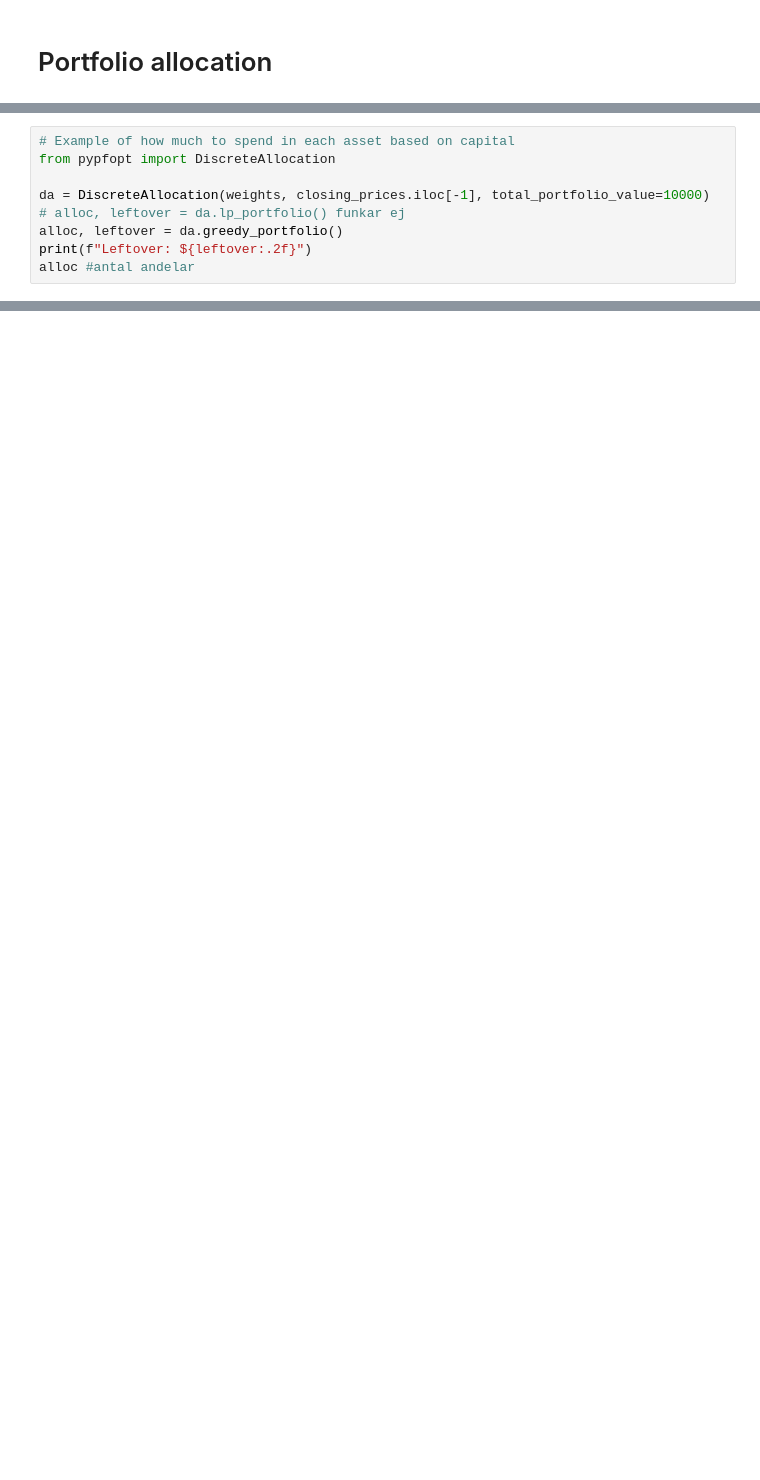
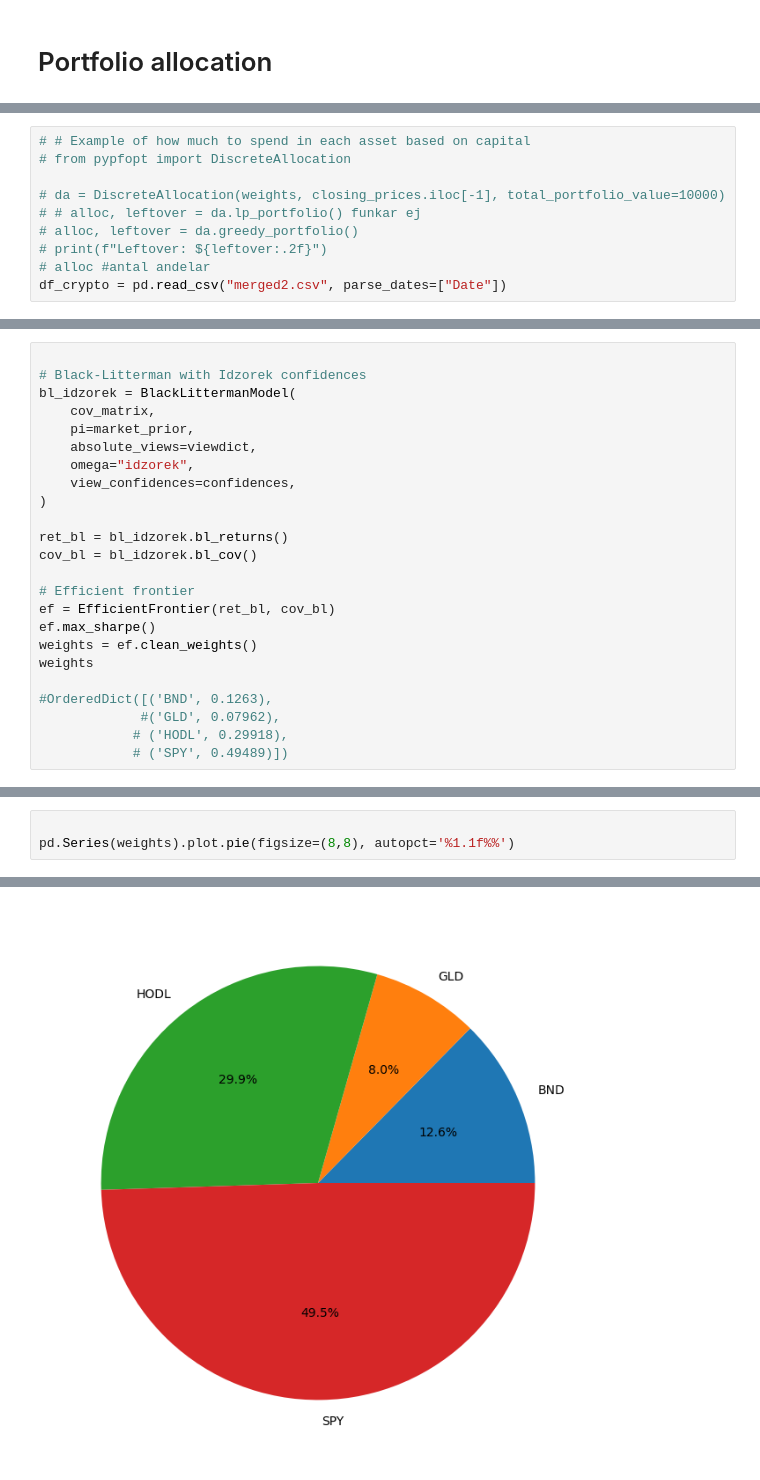
Before and after one commit to AlexanderJarvheden/PortfolioManagement-ML, a Jupyter notebook: black_litterman.ipynb, the cells around one changed output, grey strips where cells are left out. Drawn from its saved outputs; the diff is of its cells as text; blank space fills up the shorter version.

Commit message:
fix views to litterman, confidence ok (extra check confidence calculation)

```diff
--- a/black_litterman.ipynb
+++ b/black_litterman.ipynb
@@ -226,9 +200,10 @@ pd.Series(weights).plot.pie(figsize=(10,10))
 # %%
-# Example of how much to spend in each asset based on capital
-from pypfopt import DiscreteAllocation
+# # Example of how much to spend in each asset based on capital
+# from pypfopt import DiscreteAllocation
 
-da = DiscreteAllocation(weights, closing_prices.iloc[-1], total_portfolio_value=10000)
-# alloc, leftover = da.lp_portfolio() funkar ej
-alloc, leftover = da.greedy_portfolio()
-print(f"Leftover: ${leftover:.2f}")
-alloc #antal andelar
+# da = DiscreteAllocation(weights, closing_prices.iloc[-1], total_portfolio_value=10000)
+# # alloc, leftover = da.lp_portfolio() funkar ej
+# alloc, leftover = da.greedy_portfolio()
+# print(f"Leftover: ${leftover:.2f}")
+# alloc #antal andelar
+df_crypto = pd.read_csv("merged2.csv", parse_dates=["Date"])
@@ -237,0 +238,24 @@ Leftover: $172.22
+# %%
+
+# Black‑Litterman with Idzorek confidences
+bl_idzorek = BlackLittermanModel(
+    cov_matrix,
+    pi=market_prior,
+    absolute_views=viewdict,
+    omega="idzorek",
+    view_confidences=confidences,
+)
+
+ret_bl = bl_idzorek.bl_returns()
+cov_bl = bl_idzorek.bl_cov()
+
+# Efficient frontier
+ef = EfficientFrontier(ret_bl, cov_bl)
+ef.max_sharpe()
+weights = ef.clean_weights()
+weights
+
+#OrderedDict([('BND', 0.1263),
+             #('GLD', 0.07962),
+            # ('HODL', 0.29918),
+            # ('SPY', 0.49489)])
@@ -237,0 +267,4 @@ Leftover: $172.22
+# %%
+
+pd.Series(weights).plot.pie(figsize=(8,8), autopct='%1.1f%%')
+# %% [output]
@@ -237,0 +272 @@ Leftover: $172.22
+[figure, added]
```
Also changed, not shown: parts of 22 cells of this notebook, 2 other files.
